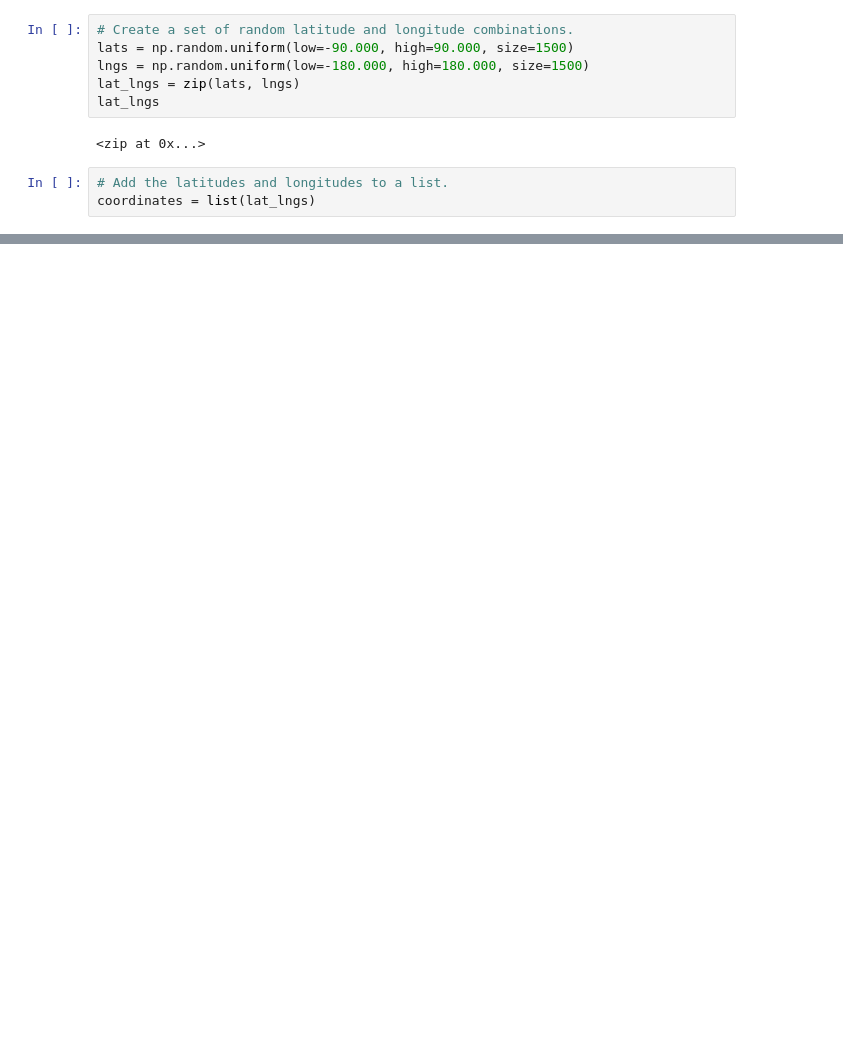
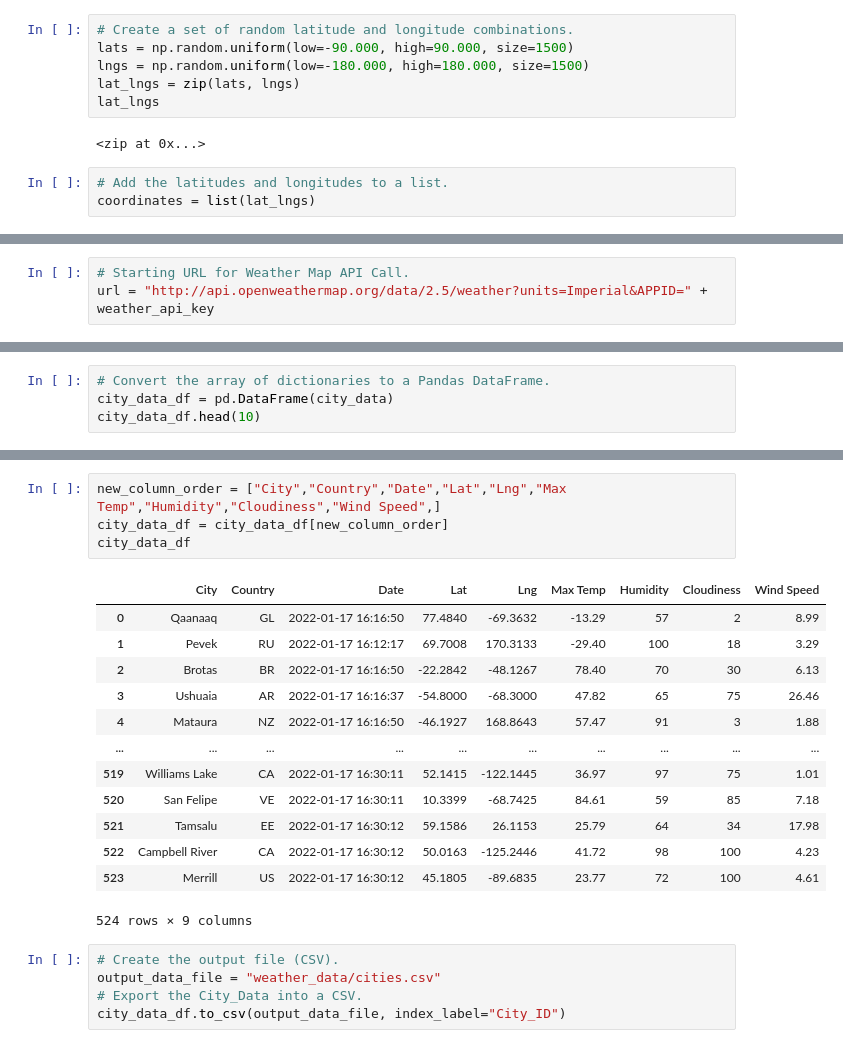
Before and after one commit to RGK73/World_Weather_Analysis, a Jupyter notebook: WeatherPy.ipynb, the cells around one changed output, grey strips where cells are left out. Cells and saved outputs as stored; diff of their text form; blank space fills up the shorter version.

Commit message:
weather.py

```diff
--- a/WeatherPy.ipynb
+++ b/WeatherPy.ipynb
@@ -32,0 +40,3 @@ len(cities)
+# %%
+# Starting URL for Weather Map API Call.
+url = "http://api.openweathermap.org/data/2.5/weather?units=Imperial&APPID=" + weather_api_key
@@ -32,0 +145,4 @@ len(cities)
+# %%
+# Convert the array of dictionaries to a Pandas DataFrame.
+city_data_df = pd.DataFrame(city_data)
+city_data_df.head(10)
@@ -32,0 +161,23 @@ len(cities)
+# %%
+new_column_order = ["City","Country","Date","Lat","Lng","Max Temp","Humidity","Cloudiness","Wind Speed",]
+city_data_df = city_data_df[new_column_order]
+city_data_df
+# %% [output]
+|  | City | Country | Date | Lat | Lng | Max Temp | Humidity | Cloudiness | Wind Speed |
+| 0 | Qaanaaq | GL | 2022-01-17 16:16:50 | 77.4840 | -69.3632 | -13.29 | 57 | 2 | 8.99 |
+| 1 | Pevek | RU | 2022-01-17 16:12:17 | 69.7008 | 170.3133 | -29.40 | 100 | 18 | 3.29 |
+| 2 | Brotas | BR | 2022-01-17 16:16:50 | -22.2842 | -48.1267 | 78.40 | 70 | 30 | 6.13 |
+| 3 | Ushuaia | AR | 2022-01-17 16:16:37 | -54.8000 | -68.3000 | 47.82 | 65 | 75 | 26.46 |
+| 4 | Mataura | NZ | 2022-01-17 16:16:50 | -46.1927 | 168.8643 | 57.47 | 91 | 3 | 1.88 |
+| ... | ... | ... | ... | ... | ... | ... | ... | ... | ... |
+| 519 | Williams Lake | CA | 2022-01-17 16:30:11 | 52.1415 | -122.1445 | 36.97 | 97 | 75 | 1.01 |
+| 520 | San Felipe | VE | 2022-01-17 16:30:11 | 10.3399 | -68.7425 | 84.61 | 59 | 85 | 7.18 |
+| 521 | Tamsalu | EE | 2022-01-17 16:30:12 | 59.1586 | 26.1153 | 25.79 | 64 | 34 | 17.98 |
+| 522 | Campbell River | CA | 2022-01-17 16:30:12 | 50.0163 | -125.2446 | 41.72 | 98 | 100 | 4.23 |
+| 523 | Merrill | US | 2022-01-17 16:30:12 | 45.1805 | -89.6835 | 23.77 | 72 | 100 | 4.61 |
+524 rows × 9 columns
+# %%
+# Create the output file (CSV).
+output_data_file = "weather_data/cities.csv"
+# Export the City_Data into a CSV.
+city_data_df.to_csv(output_data_file, index_label="City_ID")
```
Also changed, not shown: parts of 6 cells of this notebook, 4 other files.
